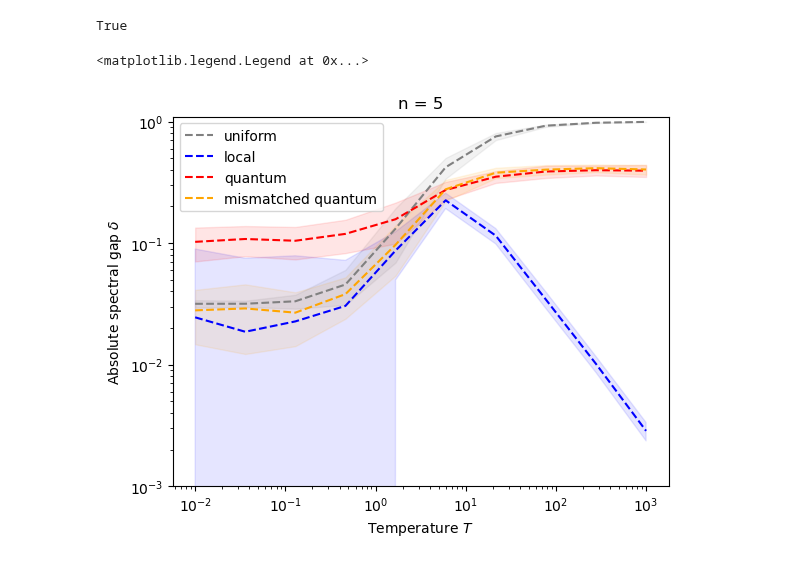
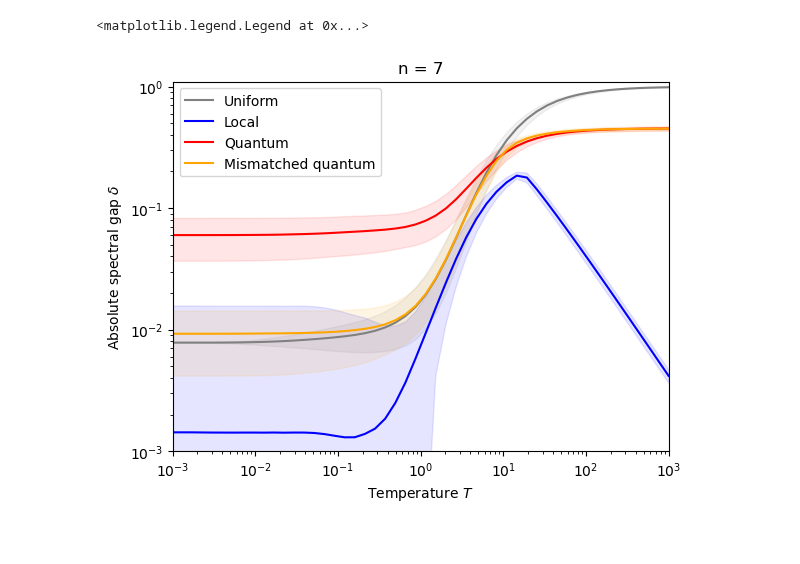
Before and after one commit to petr-ivashkov/quantum-mcmc, a Jupyter notebook: temperature_sweep.ipynb, the cells around one changed output. Drawn from its saved outputs; the diff is of its cells as text; code cells hidden in the pictures.

Commit message:
temperature sweep and grid search over gamma and t

```diff
--- a/temperature_sweep.ipynb
+++ b/temperature_sweep.ipynb
@@ -4,20 +3,10 @@ from tqdm import tqdm
 # %%
-n = 5
+n = 7
-# %%
-m = RandomIsingModel(n)
-Q = get_proposal_mat_quantum_avg(m)
-Q_layden = get_proposal_mat_quantum_layden(m)
-
-np.allclose(Q, Q_layden)
-# %% [output]
-True
 # %%
-np.random.seed(0) # set the seed for reproducibility
+num_random_models = 100
+num_temperatures = 50
 
-num_random_models = 50
-num_temperatures = 10
-
-T_arr = np.geomspace(0.01, 1000, num_temperatures)
+T_arr = np.geomspace(0.001, 1000, num_temperatures)
 
 delta_random_arr = np.zeros((num_temperatures, num_random_models))
 delta_local_arr = np.zeros((num_temperatures, num_random_models))
@@ -26,6 +15,7 @@ delta_mismatched_quantum_arr = np.zeros((num_temperatures, num_random_models))
 
 for T_index in tqdm(range(num_temperatures)):
     T = T_arr[T_index]
+    np.random.seed(0) # set the seed for reproducibility
     for i in range(num_random_models):
         m = RandomIsingModel(n)
 
@@ -65,37 +64,38 @@ delta_mismatched_quantum_arr_std = np.std(delta_mismatched_quantum_arr, axis=1)
 # %%
-plt.plot(T_arr, delta_random_arr_avg, '--', color='grey', label = 'uniform')
-plt.plot(T_arr, delta_local_arr_avg, '--', color='blue', label = 'local')
-plt.plot(T_arr, delta_quantum_arr_avg, '--', color='red', label = 'quantum')
-plt.plot(T_arr, delta_mismatched_quantum_arr_avg, '--', color='orange', label = 'mismatched quantum')
+plt.plot(T_arr, delta_random_arr_avg, '-', color='grey', label = 'Uniform')
+plt.plot(T_arr, delta_local_arr_avg, '-', color='blue', label = 'Local')
+plt.plot(T_arr, delta_quantum_arr_avg, '-', color='red', label = 'Quantum')
+plt.plot(T_arr, delta_mismatched_quantum_arr_avg, '-', color='orange', label = 'Mismatched quantum')
 
 plt.fill_between(T_arr,
                  delta_random_arr_avg-delta_random_arr_std,
                  delta_random_arr_avg+delta_random_arr_std,
                  color='grey',
                  alpha=0.1)
 plt.fill_between(T_arr,
                  delta_local_arr_avg-delta_local_arr_std,
                  delta_local_arr_avg+delta_local_arr_std,
                  color='blue',
                  alpha=0.1)
 plt.fill_between(T_arr,
                  delta_quantum_arr_avg-delta_quantum_arr_std,
                  delta_quantum_arr_avg+delta_quantum_arr_std,
                  color='red',
                  alpha=0.1)
 plt.fill_between(T_arr,
                  delta_mismatched_quantum_arr_avg-delta_mismatched_quantum_arr_std,
                  delta_mismatched_quantum_arr_avg+delta_mismatched_quantum_arr_std,
                  color='orange',
                  alpha=0.1)
 
 plt.title(f'n = {n}')
 plt.xlabel('Temperature $T$')
 plt.ylabel('Absolute spectral gap $\delta$')
 plt.ylim(0.001, 1.1)
+plt.xlim(0.001, 1000)
 plt.yscale('log')
 plt.xscale('log')
 plt.legend()
 # %% [output]
 <matplotlib.legend.Legend at 0x...>
-[figure, old version]
+[figure, new version]
```
Also changed, not shown: parts of 3 cells of this notebook, 7 other files.
